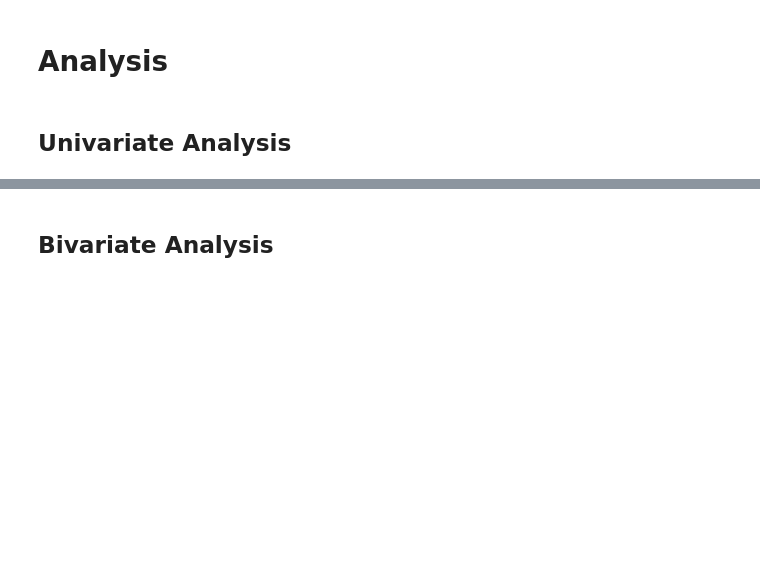
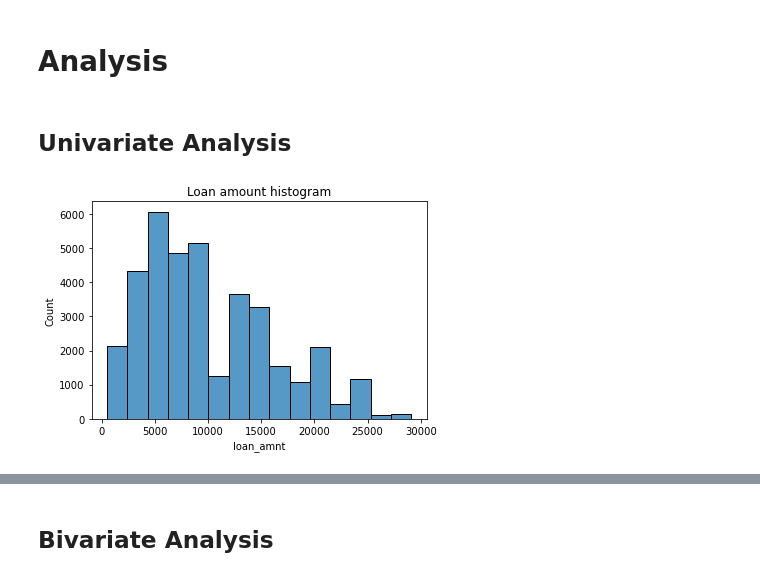
Before and after one commit to rashmiaab/LendingClubCaseStudy, a Jupyter notebook: Nagarjun Chittyala.ipynb, the cells around one changed output, grey strips where cells are left out. Cells and saved outputs as stored; diff of their text form; code cells hidden in the pictures; blank space fills up the shorter version.

```diff
--- a/Nagarjun Chittyala.ipynb
+++ b/Nagarjun Chittyala.ipynb
@@ -641,0 +735,9 @@ plt.show()
+# %%
+q3 = df.int_rate.quantile(.75)
+q1 = df.int_rate.quantile(.25)
+iqr = q3-q1
+low = q1-1.5*iqr
+high = q3+1.5*iqr
+
+print(f"lower inner fence {low}")
+print(f'upper inner fence {high}')
@@ -641,0 +747,3 @@ plt.show()
+# %%
+df = df[df.int_rate<=high]
+df.shape
@@ -641,0 +764,9 @@ plt.show()
+# %%
+q3 = df.installment.quantile(.75)
+q1 = df.installment.quantile(.25)
+iqr = q3-q1
+low = q1-1.5*iqr
+high = q3+1.5*iqr
+
+print(f"lower inner fence {low}")
+print(f'upper inner fence {high}')
@@ -641,0 +776,3 @@ plt.show()
+# %%
+df = df[df.installment<=high]
+df.shape
@@ -643,3 +784,9 @@ plt.show()
 # Analysis
 # %% [markdown]
 ## Univariate Analysis
+# %%
+sns.histplot(data=df.loan_amnt, bins=15)
+plt.title('Loan amount histogram')
+plt.show()
+# %% [output]
+[figure, added]
```
Also changed, not shown: parts of 60 cells of this notebook.
